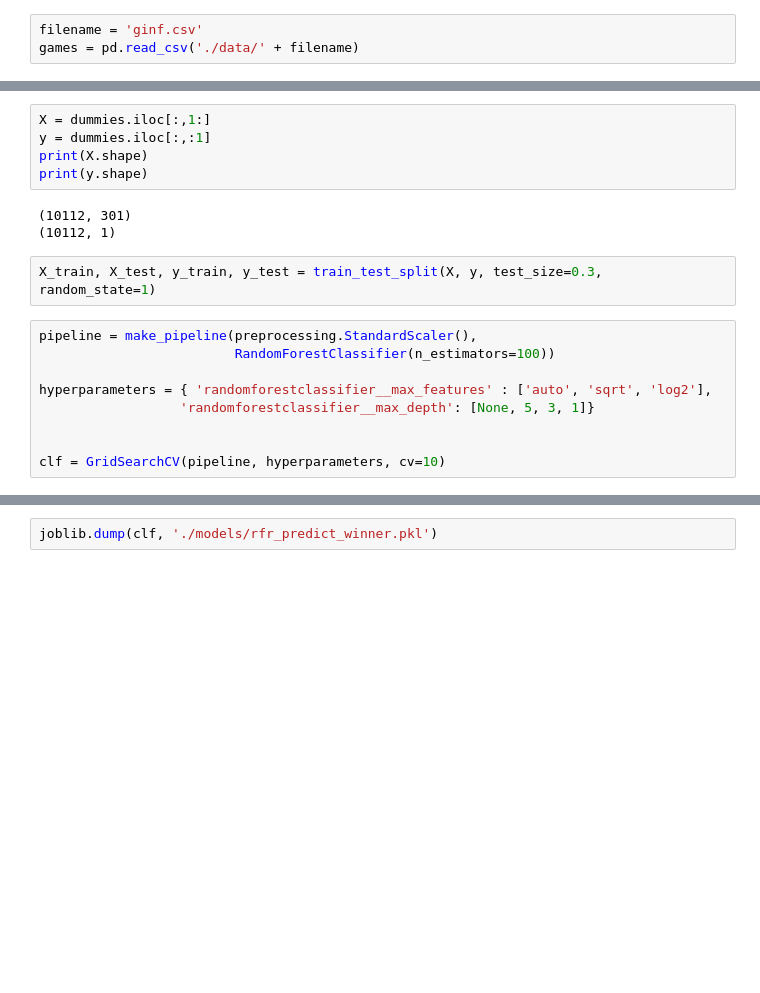
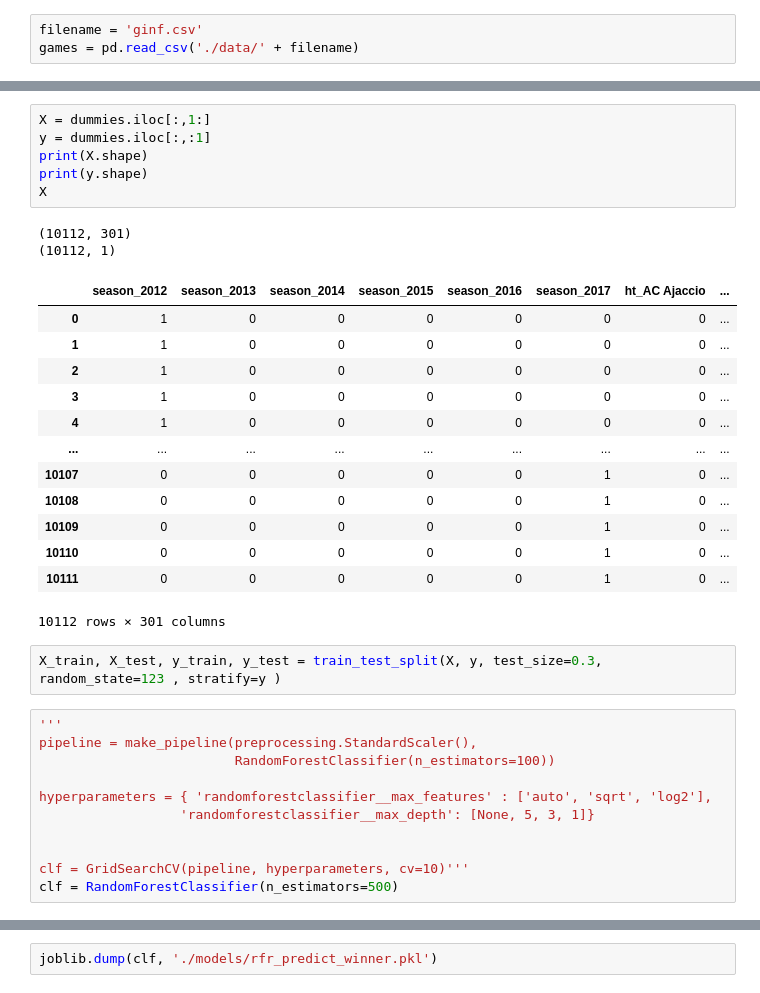
Before and after one commit to gmtorres/MIEIC_19_20_IART, a Jupyter notebook: Proj2/predict_winner.ipynb, the cells around one changed output, grey strips where cells are left out. Drawn from its saved outputs; the diff is of its cells as text; blank space fills up the shorter version.

```diff
--- a/Proj2/predict_winner.ipynb
+++ b/Proj2/predict_winner.ipynb
@@ -67,14 +92,29 @@ dummies.head()
 # %%
 X = dummies.iloc[:,1:]
 y = dummies.iloc[:,:1]
 print(X.shape)
 print(y.shape)
+X
 # %% [output]
 (10112, 301)
 (10112, 1)
+|  | season_2012 | season_2013 | season_2014 | season_2015 | season_2016 | season_2017 | ht_AC Ajaccio | ... |
+| 0 | 1 | 0 | 0 | 0 | 0 | 0 | 0 | ... |
+| 1 | 1 | 0 | 0 | 0 | 0 | 0 | 0 | ... |
+| 2 | 1 | 0 | 0 | 0 | 0 | 0 | 0 | ... |
+| 3 | 1 | 0 | 0 | 0 | 0 | 0 | 0 | ... |
+| 4 | 1 | 0 | 0 | 0 | 0 | 0 | 0 | ... |
+| ... | ... | ... | ... | ... | ... | ... | ... | ... |
+| 10107 | 0 | 0 | 0 | 0 | 0 | 1 | 0 | ... |
+| 10108 | 0 | 0 | 0 | 0 | 0 | 1 | 0 | ... |
+| 10109 | 0 | 0 | 0 | 0 | 0 | 1 | 0 | ... |
+| 10110 | 0 | 0 | 0 | 0 | 0 | 1 | 0 | ... |
+| 10111 | 0 | 0 | 0 | 0 | 0 | 1 | 0 | ... |
+10112 rows × 301 columns
 # %%
-X_train, X_test, y_train, y_test = train_test_split(X, y, test_size=0.3, random_state=1)
+X_train, X_test, y_train, y_test = train_test_split(X, y, test_size=0.3, random_state=123 , stratify=y )
 # %%
+'''
 pipeline = make_pipeline(preprocessing.StandardScaler(),
                          RandomForestClassifier(n_estimators=100))
 
@@ -82,7 +122,8 @@ hyperparameters = { 'randomforestclassifier__max_features' : ['auto', 'sqrt', 'l
                   'randomforestclassifier__max_depth': [None, 5, 3, 1]}
 
 
-clf = GridSearchCV(pipeline, hyperparameters, cv=10)
+clf = GridSearchCV(pipeline, hyperparameters, cv=10)'''
+clf = RandomForestClassifier(n_estimators=500)
 # %%
 #clf = MLPClassifier(solver='adam', alpha=1e-5, hidden_layer_sizes=(30,20,3), random_state=1 , max_iter = 1000)
 #clf = KNeighborsClassifier(n_neighbors=15, algorithm='auto');
```
Also changed, not shown: parts of 9 cells of this notebook, 1 other file.
